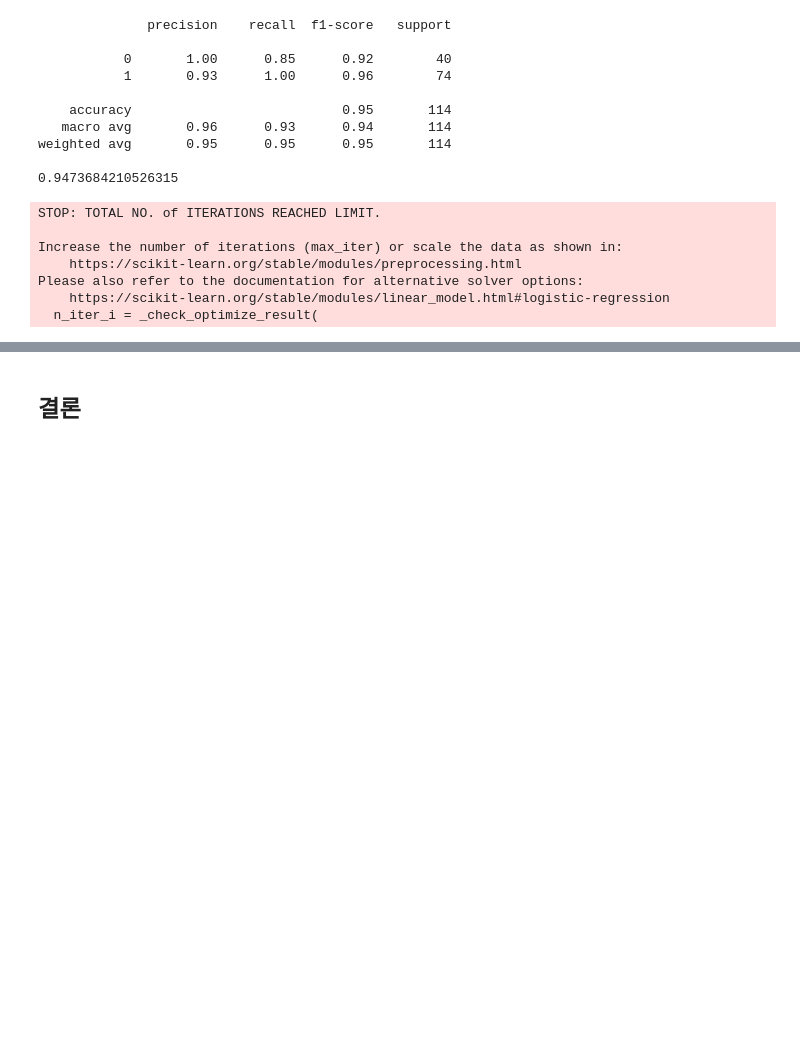
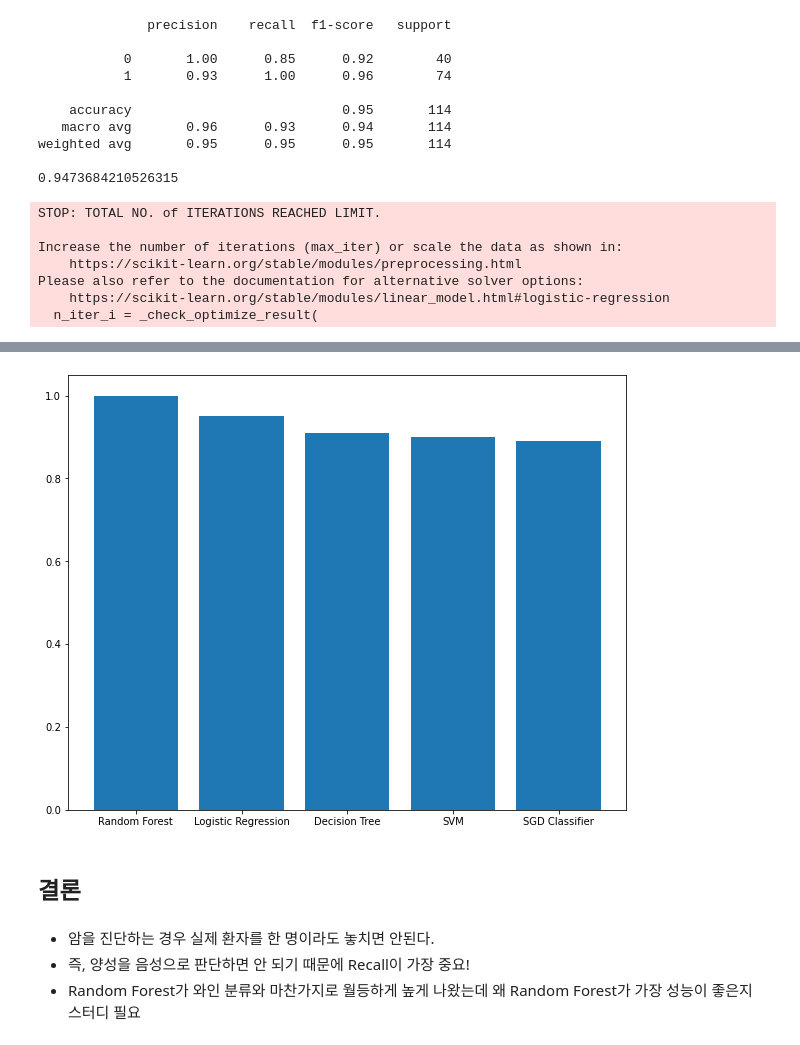
Before and after one commit to ksumini/ML-DL-Study, a Jupyter notebook: [E-02] Classification.ipynb, the cells around one changed output, grey strips where cells are left out. Cells and saved outputs as stored; diff of their text form; code cells hidden in the pictures; blank space fills up the shorter version.

```diff
--- a/[E-02] Classification.ipynb
+++ b/[E-02] Classification.ipynb
@@ -822,13 +824,3 @@ Please also refer to the documentation for alternative solver options:
 # %%
-
-f1_list
-
-f1_score_df = pd.DataFrame({'name':['Decision Tree', 'Random Forest', 'SVM', 'SGD Classifier', 'Logistic Regression'],
-                           'F1-score의 weighted avg':f1_list})
-f1_score_df
-
-f1_score_df['F1-score의 weighted avg'] = round(f1_score_df['F1-score의 weighted avg'], ndigits=2)
-
-f1_score_df
-
-## 모델 평가해 보기
+recall_score_df = pd.DataFrame({'name':['Decision Tree', 'Random Forest', 'SVM', 'SGD Classifier', 'Logistic Regression'],
+                           'Recall-score의 weighted avg':recall_list})
@@ -834,0 +836,5 @@ f1_score_df
+# %%
+recall_score_df['Recall-score의 weighted avg'] = round(recall_score_df['Recall-score의 weighted avg'], ndigits=2)
+# %%
+recall_score_df = recall_score_df.sort_values("Recall-score의 weighted avg", ascending=False)
+recall_score_df
@@ -835,2 +848,12 @@ f1_score_df
+# %%
+plt.figure(figsize=(10, 8))
+plt.bar(recall_score_df["name"], recall_score_df["Recall-score의 weighted avg"])
+plt.show()
+# %% [output]
+[figure, added]
 # %% [markdown]
 ## 결론
+# %% [markdown]
+- 암을 진단하는 경우 실제 환자를 한 명이라도 놓치면 안된다.
+- 즉, 양성을 음성으로 판단하면 안 되기 때문에 Recall이 가장 중요!
+- Random Forest가 와인 분류와 마찬가지로 월등하게 높게 나왔는데 왜 Random Forest가 가장 성능이 좋은지 스터디 필요
```
Also changed, not shown: parts of 3 cells of this notebook.
